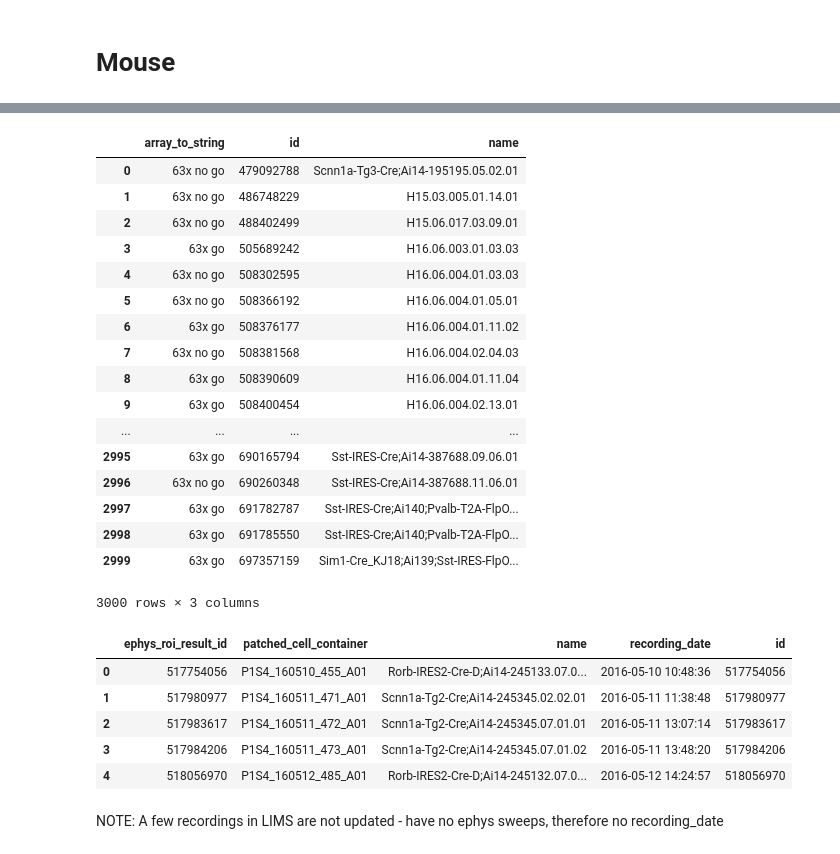
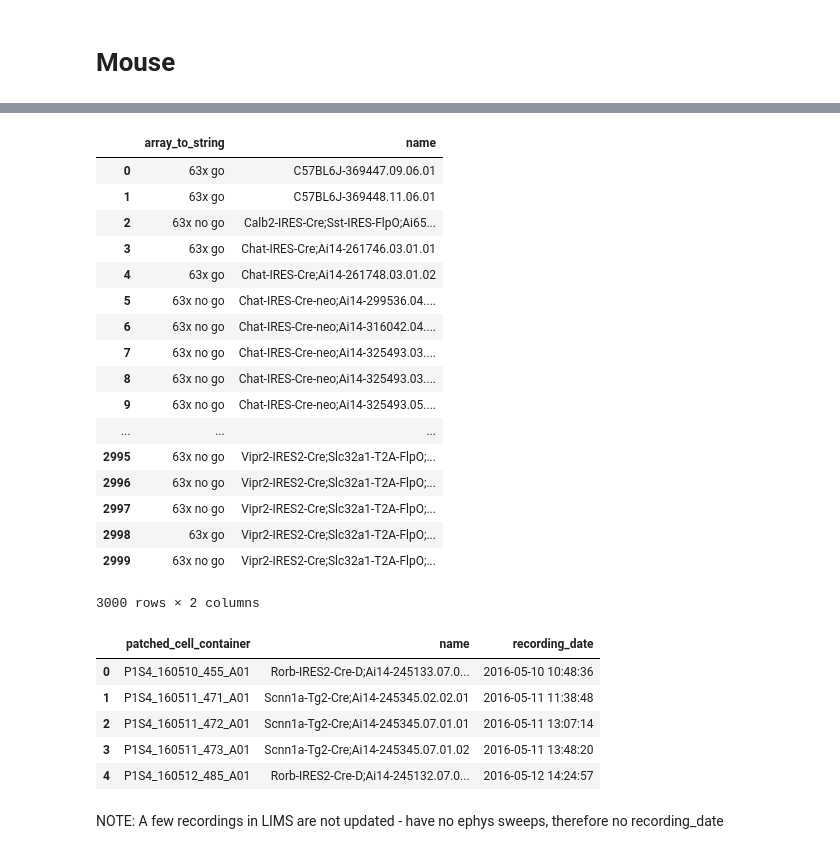
Before and after one commit to ru57y34nn/SMART_goals, a Jupyter notebook: src/SMART_Data.ipynb, the cells around one changed output, grey strips where cells are left out. Cells and saved outputs as stored; diff of their text form; code cells hidden in the pictures.

```diff
--- a/src/SMART_Data.ipynb
+++ b/src/SMART_Data.ipynb
@@ -64,41 +39,43 @@ def get_lims_dataframe(query):
 # %%
-imgs_query = "Select distinct cell.id, cell.name, array_to_string(array_agg(DISTINCT tag.name), '_AND_') \
-FROM specimens cell JOIN ephys_roi_results err on err.id = cell.ephys_roi_result_id \
-JOIN specimen_tags_specimens sptagsp on sptagsp.specimen_id = cell.id \
-JOIN specimen_tags tag on tag.id = sptagsp.specimen_tag_id and tag.id in (602120185, 602122082) \
-GROUP BY cell.id \
-ORDER BY 1"
-imgs_df = get_lims_dataframe(imgs_query)
+#getting all 63x_calls from LIMS
+imgs_query = "Select cell.name, array_to_string(array_agg(DISTINCT tag.name), '_AND_') \
+            FROM specimens cell JOIN ephys_roi_results err on err.id = cell.ephys_roi_result_id \
+            JOIN specimen_tags_specimens sptagsp on sptagsp.specimen_id = cell.id \
+            JOIN specimen_tags tag on tag.id = sptagsp.specimen_tag_id and tag.id in (602120185, 602122082) \
+            GROUP BY cell.id \
+            ORDER BY 1"
+imgs_df = lsq.get_lims_dataframe(imgs_query)
 imgs_df
 # %% [output]
-|  | array_to_string | id | name |
-| 0 | 63x no go | 479092788 | Scnn1a-Tg3-Cre;Ai14-195195.05.02.01 |
-| 1 | 63x no go | 486748229 | H15.03.005.01.14.01 |
-| 2 | 63x no go | 488402499 | H15.06.017.03.09.01 |
-| 3 | 63x go | 505689242 | H16.06.003.01.03.03 |
-| 4 | 63x no go | 508302595 | H16.06.004.01.03.03 |
-| 5 | 63x no go | 508366192 | H16.06.004.01.05.01 |
-| 6 | 63x go | 508376177 | H16.06.004.01.11.02 |
-| 7 | 63x no go | 508381568 | H16.06.004.02.04.03 |
-| 8 | 63x go | 508390609 | H16.06.004.01.11.04 |
-| 9 | 63x go | 508400454 | H16.06.004.02.13.01 |
-| ... | ... | ... | ... |
-| 2995 | 63x go | 690165794 | Sst-IRES-Cre;Ai14-387688.09.06.01 |
-| 2996 | 63x no go | 690260348 | Sst-IRES-Cre;Ai14-387688.11.06.01 |
-| 2997 | 63x go | 691782787 | Sst-IRES-Cre;Ai140;Pvalb-T2A-FlpO... |
-| 2998 | 63x go | 691785550 | Sst-IRES-Cre;Ai140;Pvalb-T2A-FlpO... |
-| 2999 | 63x go | 697357159 | Sim1-Cre_KJ18;Ai139;Sst-IRES-FlpO... |
+|  | array_to_string | name |
+| 0 | 63x go | C57BL6J-369447.09.06.01 |
+| 1 | 63x go | C57BL6J-369448.11.06.01 |
+| 2 | 63x no go | Calb2-IRES-Cre;Sst-IRES-FlpO;Ai65... |
+| 3 | 63x go | Chat-IRES-Cre;Ai14-261746.03.01.01 |
+| 4 | 63x go | Chat-IRES-Cre;Ai14-261748.03.01.02 |
+| 5 | 63x no go | Chat-IRES-Cre-neo;Ai14-299536.04.... |
+| 6 | 63x no go | Chat-IRES-Cre-neo;Ai14-316042.04.... |
+| 7 | 63x no go | Chat-IRES-Cre-neo;Ai14-325493.03.... |
+| 8 | 63x no go | Chat-IRES-Cre-neo;Ai14-325493.03.... |
+| 9 | 63x no go | Chat-IRES-Cre-neo;Ai14-325493.05.... |
+| ... | ... | ... |
+| 2995 | 63x no go | Vipr2-IRES2-Cre;Slc32a1-T2A-FlpO;... |
+| 2996 | 63x no go | Vipr2-IRES2-Cre;Slc32a1-T2A-FlpO;... |
+| 2997 | 63x no go | Vipr2-IRES2-Cre;Slc32a1-T2A-FlpO;... |
+| 2998 | 63x go | Vipr2-IRES2-Cre;Slc32a1-T2A-FlpO;... |
+| 2999 | 63x no go | Vipr2-IRES2-Cre;Slc32a1-T2A-FlpO;... |
-3000 rows × 3 columns
+3000 rows × 2 columns
 # %%
-lims_query = "SELECT specimens.name, specimens.patched_cell_container, err.recording_date, specimens.ephys_roi_result_id, err.id \
+#getting all patched cell containers from LIMS
+lims_query = "SELECT specimens.name, specimens.patched_cell_container, err.recording_date \
             FROM ephys_roi_results err JOIN specimens ON specimens.ephys_roi_result_id = err.id \
             WHERE patched_cell_container != 'None'"
 lims_df = get_lims_dataframe(lims_query)
 lims_df.head()
 # %% [output]
-|  | ephys_roi_result_id | patched_cell_container | name | recording_date | id |
-| 0 | 517754056 | P1S4_160510_455_A01 | Rorb-IRES2-Cre-D;Ai14-245133.07.0... | 2016-05-10 10:48:36 | 517754056 |
-| 1 | 517980977 | P1S4_160511_471_A01 | Scnn1a-Tg2-Cre;Ai14-245345.02.02.01 | 2016-05-11 11:38:48 | 517980977 |
-| 2 | 517983617 | P1S4_160511_472_A01 | Scnn1a-Tg2-Cre;Ai14-245345.07.01.01 | 2016-05-11 13:07:14 | 517983617 |
-| 3 | 517984206 | P1S4_160511_473_A01 | Scnn1a-Tg2-Cre;Ai14-245345.07.01.02 | 2016-05-11 13:48:20 | 517984206 |
-| 4 | 518056970 | P1S4_160512_485_A01 | Rorb-IRES2-Cre-D;Ai14-245132.07.0... | 2016-05-12 14:24:57 | 518056970 |
+|  | patched_cell_container | name | recording_date |
+| 0 | P1S4_160510_455_A01 | Rorb-IRES2-Cre-D;Ai14-245133.07.0... | 2016-05-10 10:48:36 |
+| 1 | P1S4_160511_471_A01 | Scnn1a-Tg2-Cre;Ai14-245345.02.02.01 | 2016-05-11 11:38:48 |
+| 2 | P1S4_160511_472_A01 | Scnn1a-Tg2-Cre;Ai14-245345.07.01.01 | 2016-05-11 13:07:14 |
+| 3 | P1S4_160511_473_A01 | Scnn1a-Tg2-Cre;Ai14-245345.07.01.02 | 2016-05-11 13:48:20 |
+| 4 | P1S4_160512_485_A01 | Rorb-IRES2-Cre-D;Ai14-245132.07.0... | 2016-05-12 14:24:57 |
```
Also changed, not shown: parts of 11 cells of this notebook.
